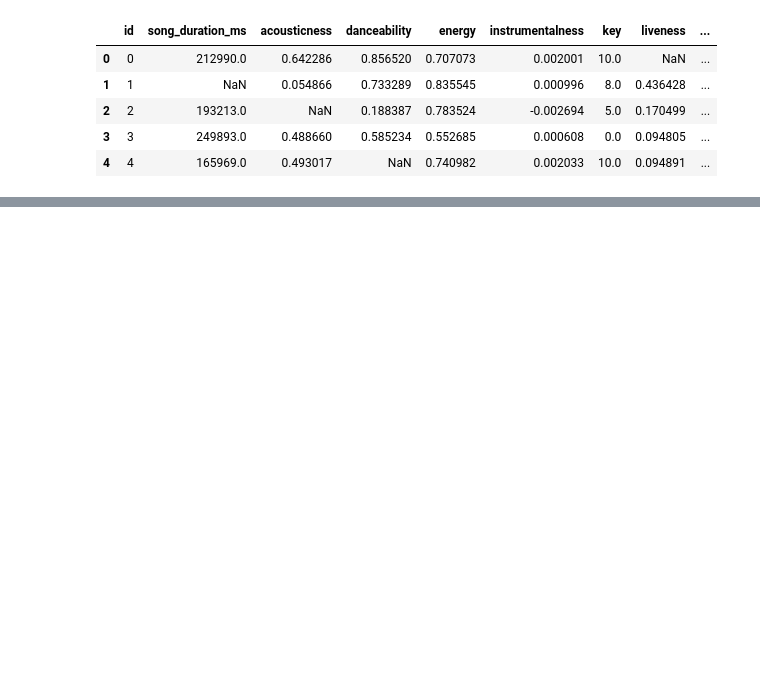
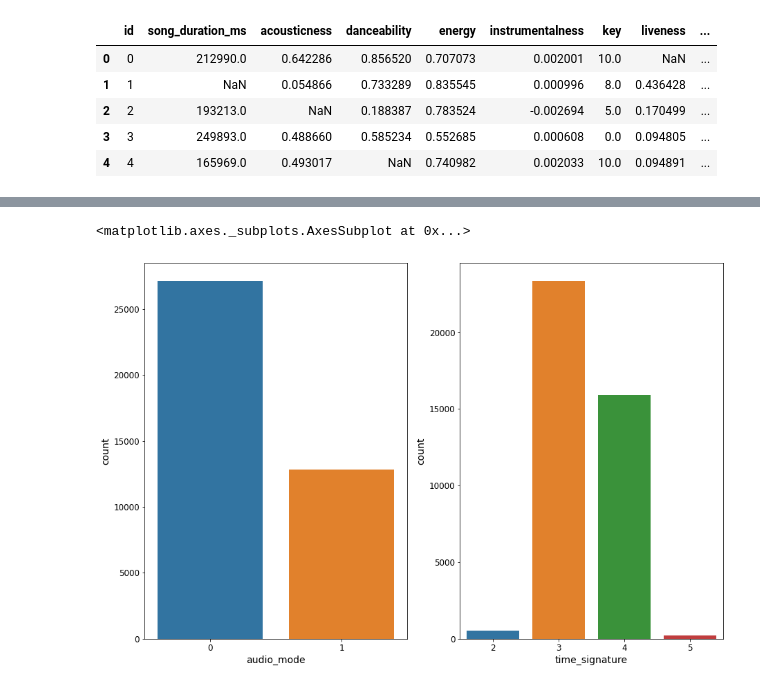
Before and after one commit to dataqueenpend/Projects-, a Jupyter notebook: Song_Popularity_Prediction.ipynb, the cells around one changed output, grey strips where cells are left out. Saved outputs shown, nothing was run; the diff lists cells and outputs as text; code cells hidden in the pictures; blank space fills up the shorter version.

```diff
--- a/Song_Popularity_Prediction.ipynb
+++ b/Song_Popularity_Prediction.ipynb
@@ -39,0 +192,8 @@ song.head()
+# %%
+#Plotting discrete variables
+fig, ax = plt.subplots(1,2, figsize=(15, 10))
+sns.countplot(song['audio_mode'], ax=ax[0])
+sns.countplot(song['time_signature'], ax=ax[1])
+# %% [output]
+<matplotlib.axes._subplots.AxesSubplot at 0x...>
+[figure, added]
```
Also changed, not shown: parts of 23 cells of this notebook.
